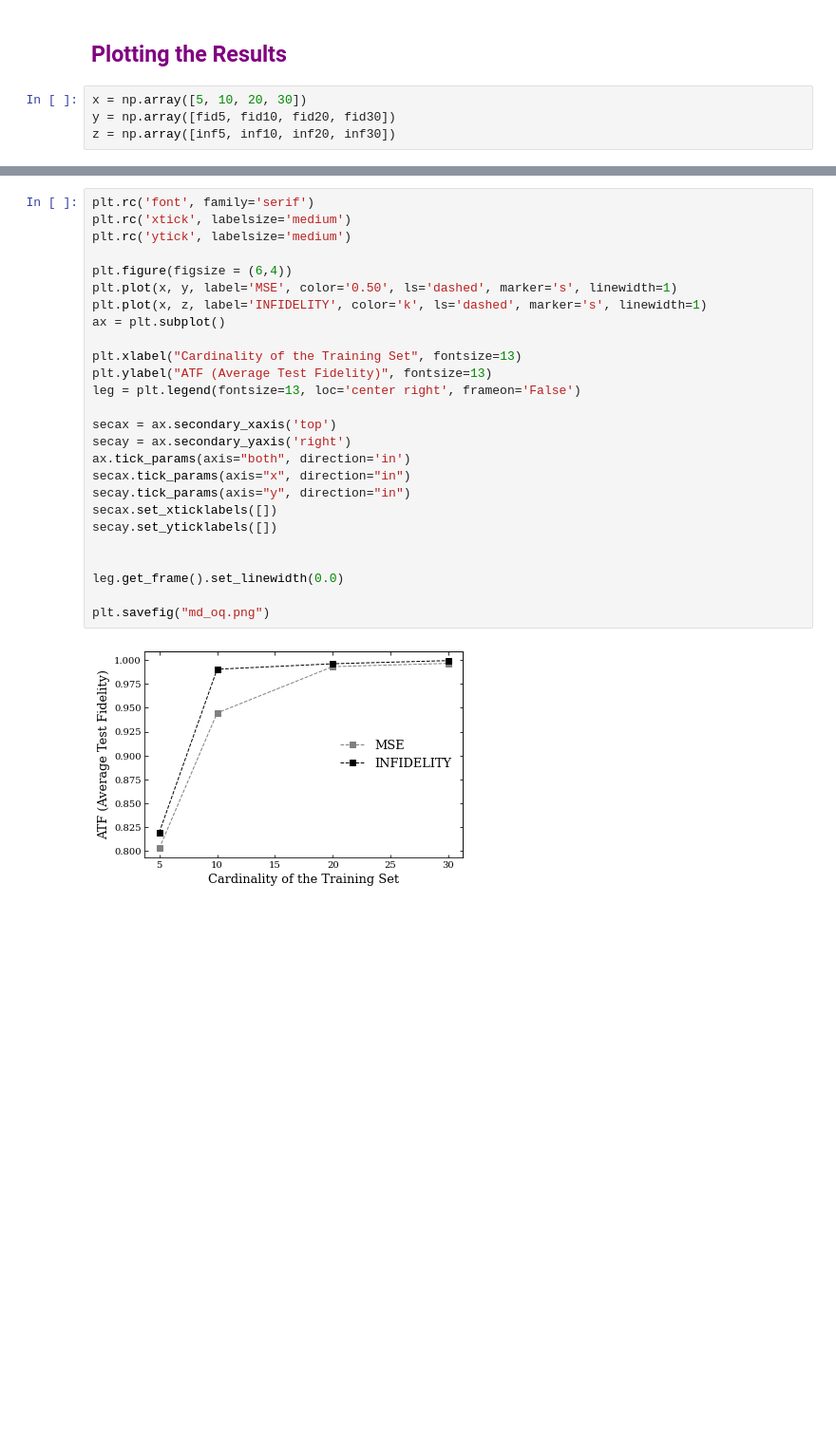
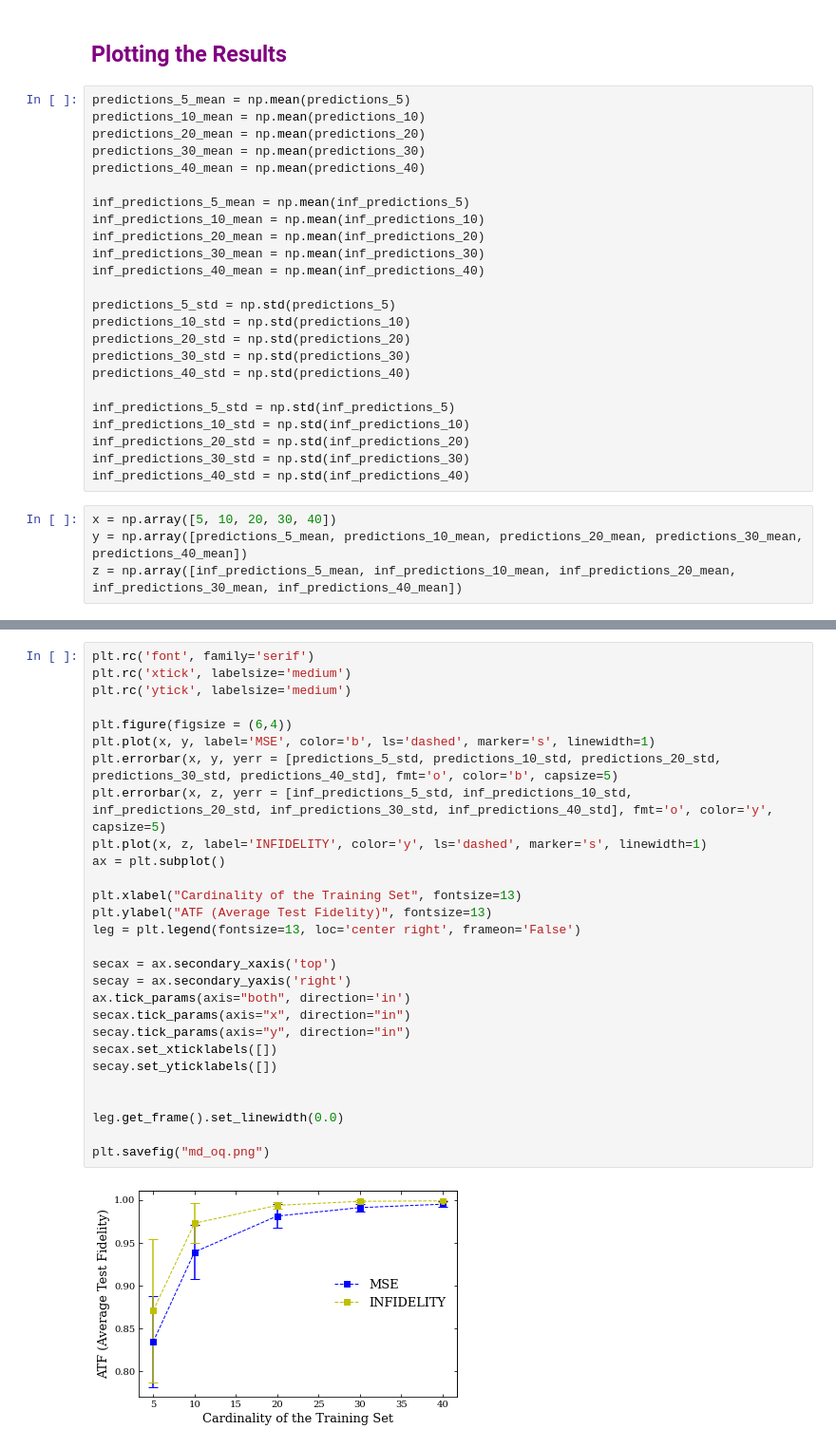
Before and after one commit to MorgilloR/QuantumStateReconstruction-DL, a Jupyter notebook: minimum_fidelity_1q.ipynb, the cells around one changed output, grey strips where cells are left out. Shown at 95% size. Saved outputs shown, nothing was run; the diff lists cells and outputs as text; blank space fills up the shorter version.

```diff
--- a/minimum_fidelity_1q.ipynb
+++ b/minimum_fidelity_1q.ipynb
@@ -1014,6 +989,30 @@ plt.show()
 # %% [markdown]
 ## <font color='purple'>Plotting the Results</font>
+# %%
+predictions_5_mean = np.mean(predictions_5)
+predictions_10_mean = np.mean(predictions_10)
+predictions_20_mean = np.mean(predictions_20)
+predictions_30_mean = np.mean(predictions_30)
+predictions_40_mean = np.mean(predictions_40)
+
+inf_predictions_5_mean = np.mean(inf_predictions_5)
+inf_predictions_10_mean = np.mean(inf_predictions_10)
+inf_predictions_20_mean = np.mean(inf_predictions_20)
+inf_predictions_30_mean = np.mean(inf_predictions_30)
+inf_predictions_40_mean = np.mean(inf_predictions_40)
+
+predictions_5_std = np.std(predictions_5)
+predictions_10_std = np.std(predictions_10)
+predictions_20_std = np.std(predictions_20)
+predictions_30_std = np.std(predictions_30)
+predictions_40_std = np.std(predictions_40)
+
+inf_predictions_5_std = np.std(inf_predictions_5)
+inf_predictions_10_std = np.std(inf_predictions_10)
+inf_predictions_20_std = np.std(inf_predictions_20)
+inf_predictions_30_std = np.std(inf_predictions_30)
+inf_predictions_40_std = np.std(inf_predictions_40)
 # %%
-x = np.array([5, 10, 20, 30])
-y = np.array([fid5, fid10, fid20, fid30])
-z = np.array([inf5, inf10, inf20, inf30])
+x = np.array([5, 10, 20, 30, 40])
+y = np.array([predictions_5_mean, predictions_10_mean, predictions_20_mean, predictions_30_mean, predictions_40_mean])
+z = np.array([inf_predictions_5_mean, inf_predictions_10_mean, inf_predictions_20_mean, inf_predictions_30_mean, inf_predictions_40_mean])
@@ -1020,28 +1031,30 @@ z = np.array([inf5, inf10, inf20, inf30])
 # %%
 plt.rc('font', family='serif')
 plt.rc('xtick', labelsize='medium')
 plt.rc('ytick', labelsize='medium')
 
 plt.figure(figsize = (6,4))
-plt.plot(x, y, label='MSE', color='0.50', ls='dashed', marker='s', linewidth=1)
-plt.plot(x, z, label='INFIDELITY', color='k', ls='dashed', marker='s', linewidth=1)
+plt.plot(x, y, label='MSE', color='b', ls='dashed', marker='s', linewidth=1)
+plt.errorbar(x, y, yerr = [predictions_5_std, predictions_10_std, predictions_20_std, predictions_30_std, predictions_40_std], fmt='o', color='b', capsize=5)
+plt.errorbar(x, z, yerr = [inf_predictions_5_std, inf_predictions_10_std, inf_predictions_20_std, inf_predictions_30_std, inf_predictions_40_std], fmt='o', color='y', capsize=5)
+plt.plot(x, z, label='INFIDELITY', color='y', ls='dashed', marker='s', linewidth=1)
 ax = plt.subplot()
 
 plt.xlabel("Cardinality of the Training Set", fontsize=13)
 plt.ylabel("ATF (Average Test Fidelity)", fontsize=13)
 leg = plt.legend(fontsize=13, loc='center right', frameon='False')
 
 secax = ax.secondary_xaxis('top')
 secay = ax.secondary_yaxis('right')
 ax.tick_params(axis="both", direction='in')
 secax.tick_params(axis="x", direction="in")
 secay.tick_params(axis="y", direction="in")
 secax.set_xticklabels([])
 secay.set_yticklabels([])
 
 
 leg.get_frame().set_linewidth(0.0)
 
 plt.savefig("md_oq.png")
 # %% [output]
-[figure, old version]
+[figure, new version]
```
Also changed, not shown: parts of 72 cells of this notebook, 8 other files.
